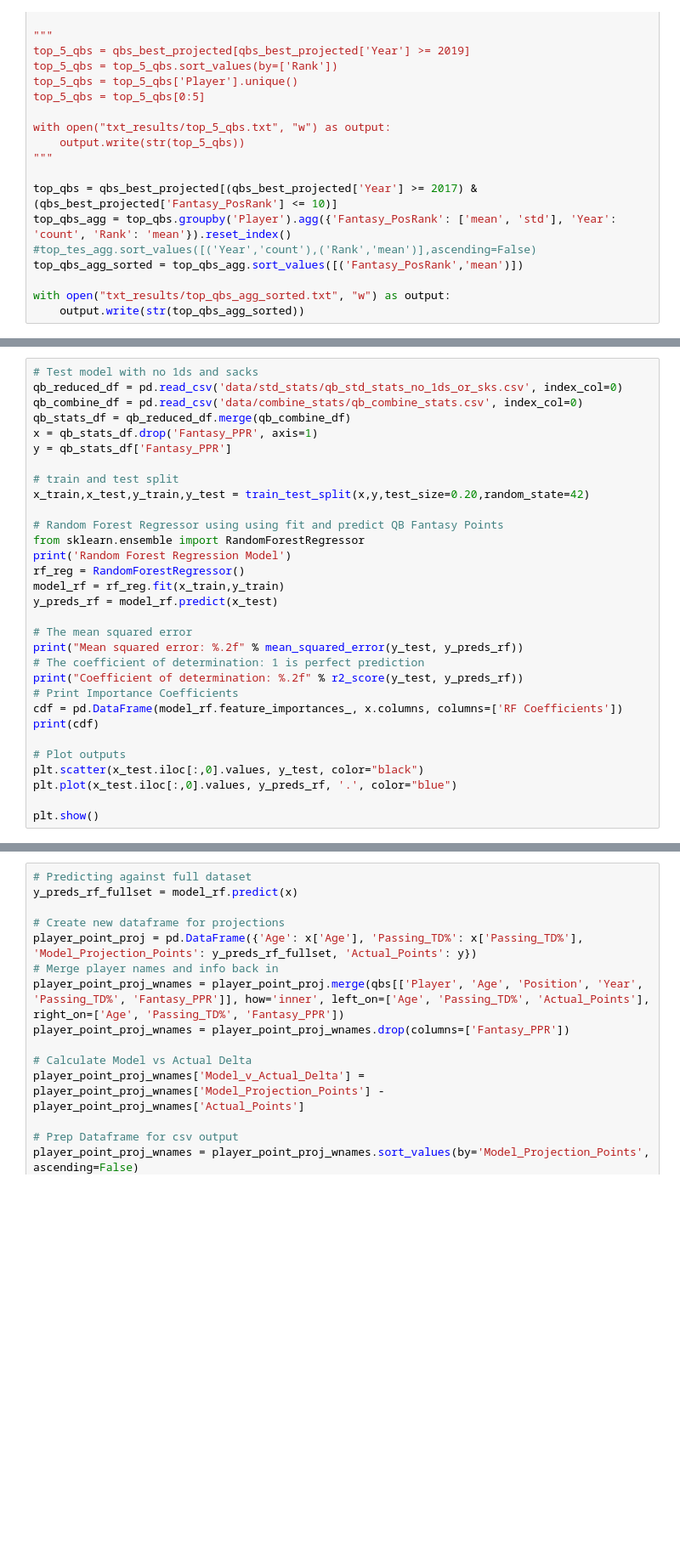
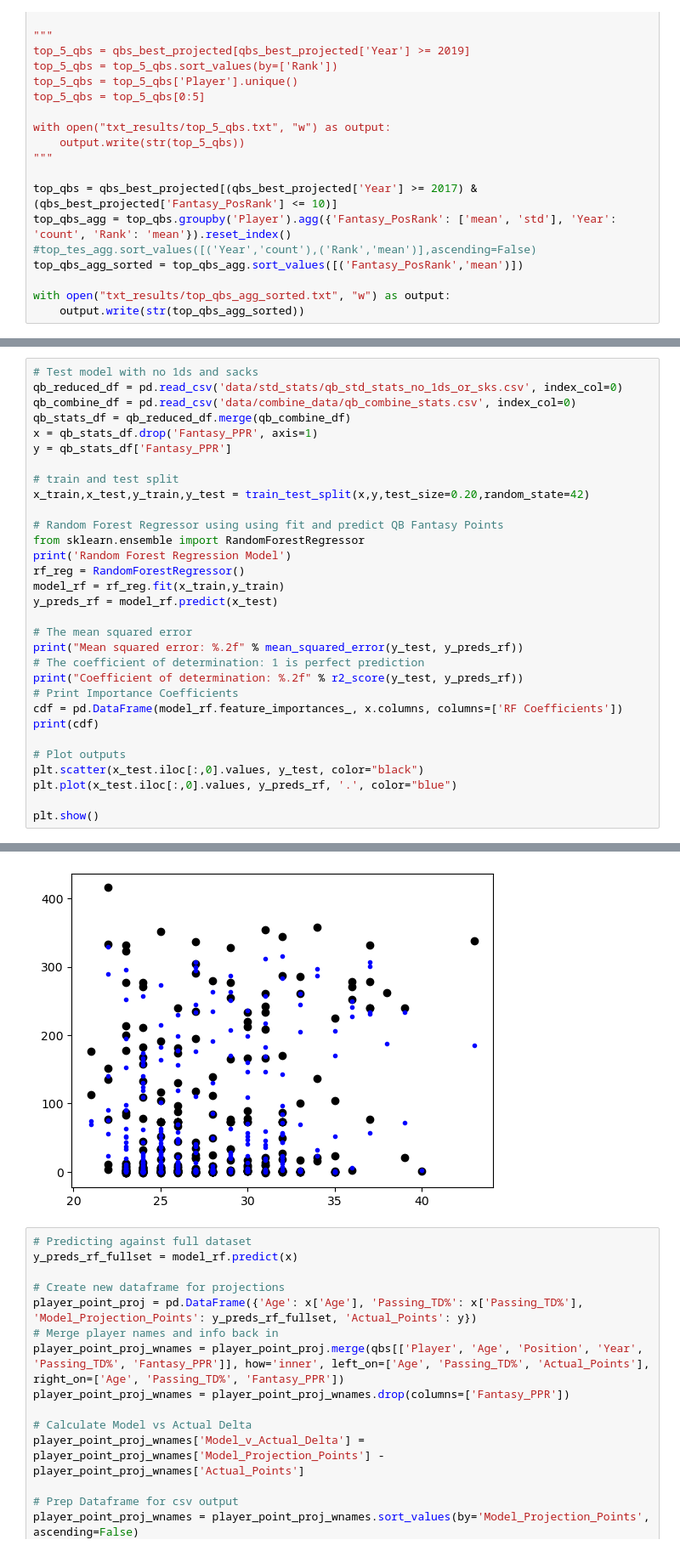
Before and after one commit to mattgilgo/fantasy_football, a Jupyter notebook: models.ipynb, the cells around one changed output, grey strips where cells are left out. Shown at 85% size. Cells and saved outputs as stored; diff of their text form; blank space fills up the shorter version.

```diff
--- a/models.ipynb
+++ b/models.ipynb
@@ -188,7 +285,7 @@ plt.show()
 # %%
 # Test model with no 1ds and sacks
 qb_reduced_df = pd.read_csv('data/std_stats/qb_std_stats_no_1ds_or_sks.csv', index_col=0)
-qb_combine_df = pd.read_csv('data/combine_stats/qb_combine_stats.csv', index_col=0)
+qb_combine_df = pd.read_csv('data/combine_data/qb_combine_stats.csv', index_col=0)
 qb_stats_df = qb_reduced_df.merge(qb_combine_df)
 x = qb_stats_df.drop('Fantasy_PPR', axis=1)
 y = qb_stats_df['Fantasy_PPR']
@@ -216,3 +313,4 @@ plt.scatter(x_test.iloc[:,0].values, y_test, color="black")
 plt.plot(x_test.iloc[:,0].values, y_preds_rf, '.', color="blue")
 
 plt.show()
+# %% [output]
@@ -219,3 +334,4 @@ plt.show()
+[figure, added]
 # %%
 # Predicting against full dataset
 y_preds_rf_fullset = model_rf.predict(x)
```
Also changed, not shown: parts of 23 cells of this notebook, 8 other files.
